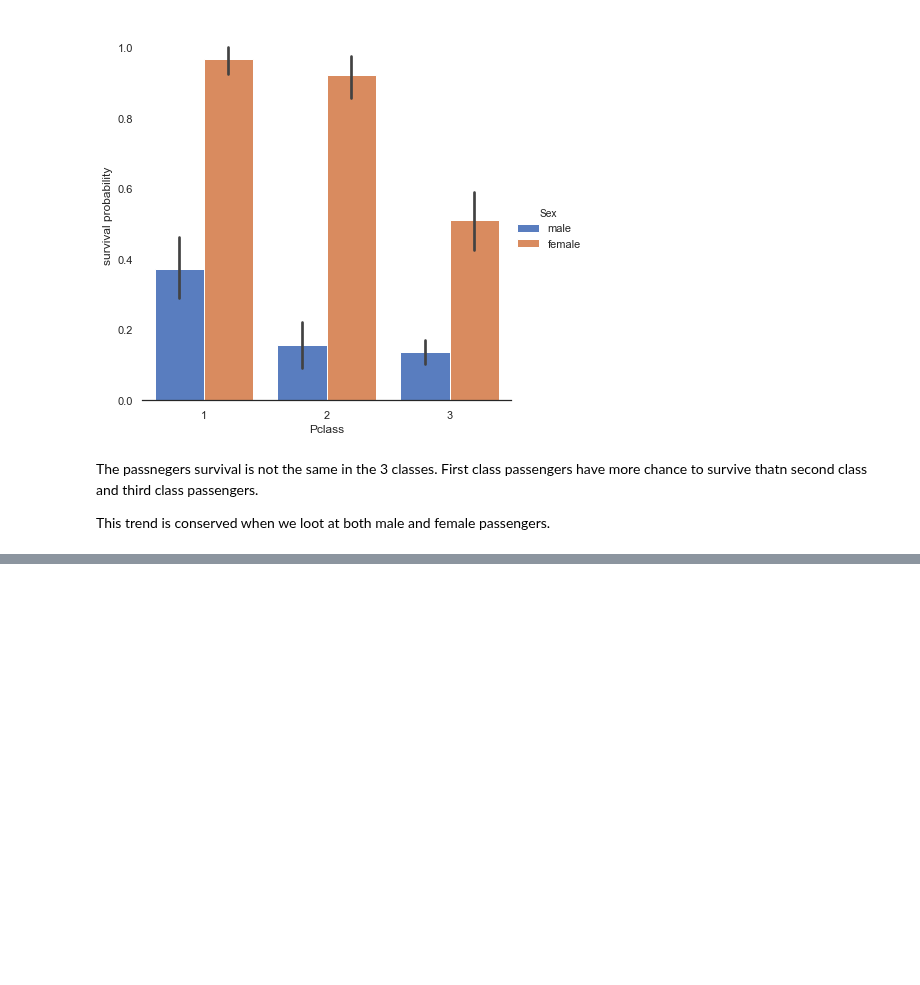
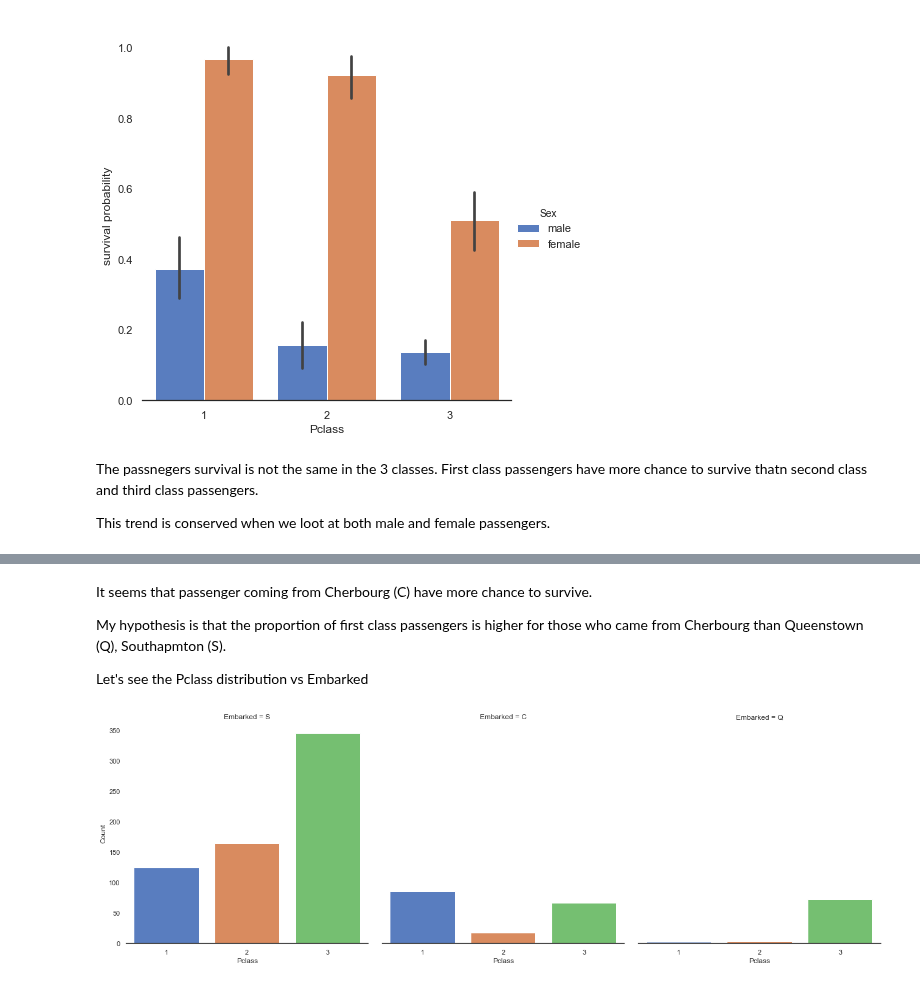
Before and after one commit to JohnHeo04/Day_by_day, a Jupyter notebook: Titanic Top 4% with ensemble modeling_1st.ipynb, the cells around one changed output, grey strips where cells are left out. Cells and saved outputs as stored; diff of their text form; code cells hidden in the pictures; blank space fills up the shorter version.

```diff
--- a/Titanic Top 4% with ensemble modeling_1st.ipynb
+++ b/Titanic Top 4% with ensemble modeling_1st.ipynb
@@ -398,0 +418,14 @@ This trend is conserved when we loot at both male and female passengers.
+# %% [markdown]
+It seems that passenger coming from Cherbourg (C) have more chance to survive.
+
+My hypothesis is that the proportion of first class passengers is higher for those who came from Cherbourg than Queenstown (Q), Southapmton (S).
+
+Let's see the Pclass distribution vs Embarked
+# %%
+# Explore Pclass vs Embarked
+g = sns.factorplot("Pclass", col="Embarked", data=train,
+                  size=6, kind="count", palette="muted")
+g.despine(left=True)
+g = g.set_ylabels("Count")
+# %% [output]
+[figure, added]
```
Also changed, not shown: parts of 19 cells of this notebook.
